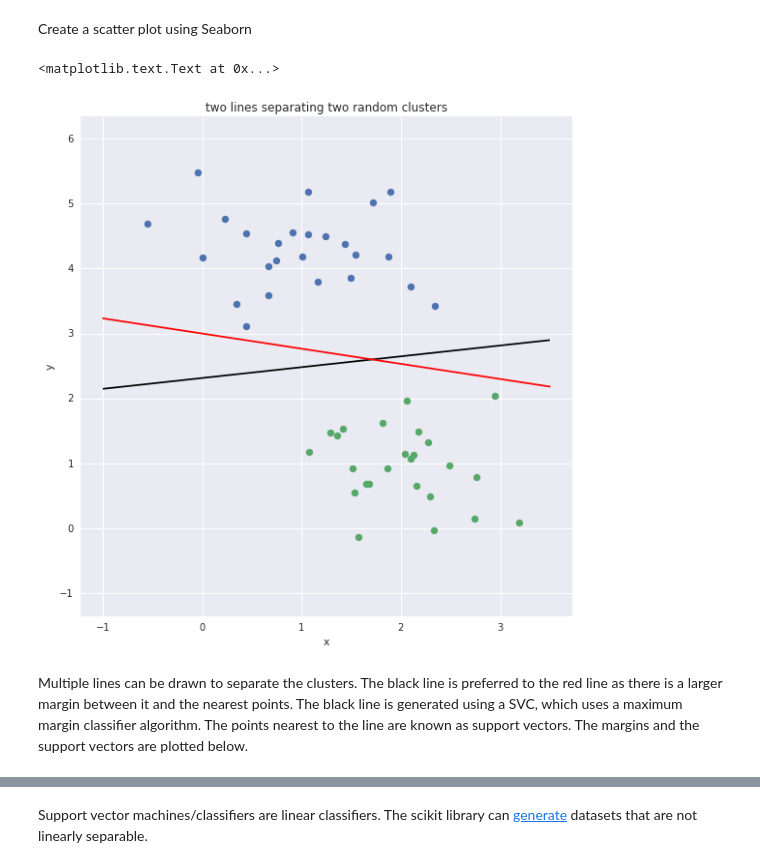
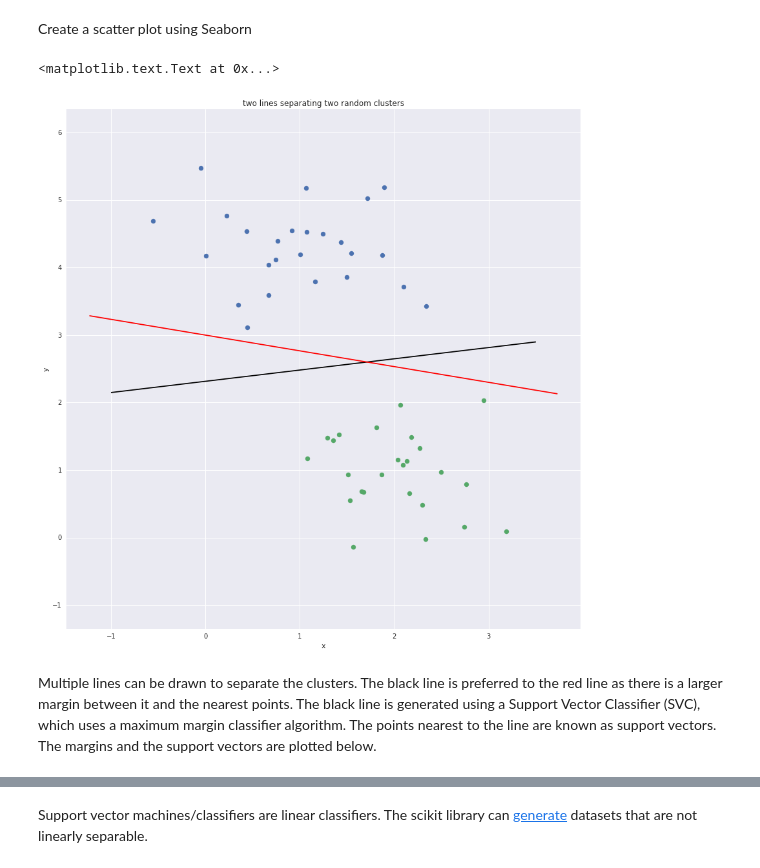
Before and after one commit to gavinln/stats_py_vm, a Jupyter notebook: notebooks/scikit-learn/03_Support_vector_machines.ipynb, the cells around one changed output, grey strips where cells are left out. Saved outputs shown, nothing was run; the diff lists cells and outputs as text; code cells hidden in the pictures.

```diff
--- a/notebooks/scikit-learn/03_Support_vector_machines.ipynb
+++ b/notebooks/scikit-learn/03_Support_vector_machines.ipynb
@@ -39,39 +39,40 @@ Create a scatter plot using Seaborn
 def plot_clusters(X, y):
     df = pd.DataFrame(data=X, columns=['x', 'y'])
     df['category'] = y
-    g = sns.FacetGrid(df, hue='category', size=8)
+    g = sns.FacetGrid(df, hue='category', size=12)
     g = g.map(plt.scatter, 'x', 'y', s=50)
     return g.fig.gca()
 
 
 
 def plot_decision_function(ax, clf):
     xlim = ax.get_xlim()
     ylim = ax.get_ylim()
     X_grid, Y_grid = np.meshgrid(np.linspace(xlim[0], xlim[1], 50),
                        np.linspace(ylim[0], ylim[1], 50))
 
     points = np.c_[X_grid.reshape(X_grid.size, 1), Y_grid.reshape(Y_grid.size, 1)]
     distance = clf.decision_function(points)
     P_grid = distance.reshape(X_grid.shape[0], X_grid.shape[1])
     ax.contour(X_grid, Y_grid, P_grid,
                colors='black', levels=[0], linestyles=['-'])
 
 ax = plot_clusters(X, y)
 plot_decision_function(ax, clf)
 
 # plot line separating clusters
+xlim = ax.get_xlim()
 x_alt = np.linspace(xlim[0], xlim[1], 2)
 y_alt = 1/3.0 * x_alt  + 2.0
 y_alt = -0.7/3.0 * x_alt  + 3.0
 ax.plot(x_alt, y_alt, 'r-')
 
 ax.set_title('two lines separating two random clusters')
 # %% [output]
 <matplotlib.text.Text at 0x...>
-[figure, old version]
+[figure, new version]
 # %% [markdown]
-Multiple lines can be drawn to separate the clusters. The black line is preferred to the red line as there is a larger margin between it and the nearest points. The black line is generated using a SVC, which uses a maximum margin classifier algorithm. The points nearest to the line are known as support vectors. The margins and the support vectors are plotted below.
+Multiple lines can be drawn to separate the clusters. The black line is preferred to the red line as there is a larger margin between it and the nearest points. The black line is generated using a Support Vector Classifier (SVC), which uses a maximum margin classifier algorithm. The points nearest to the line are known as support vectors. The margins and the support vectors are plotted below.
 # %%
 def plot_support_vectors(ax, clf):
     xlim = ax.get_xlim()
```
Also changed, not shown: parts of 10 cells of this notebook.
